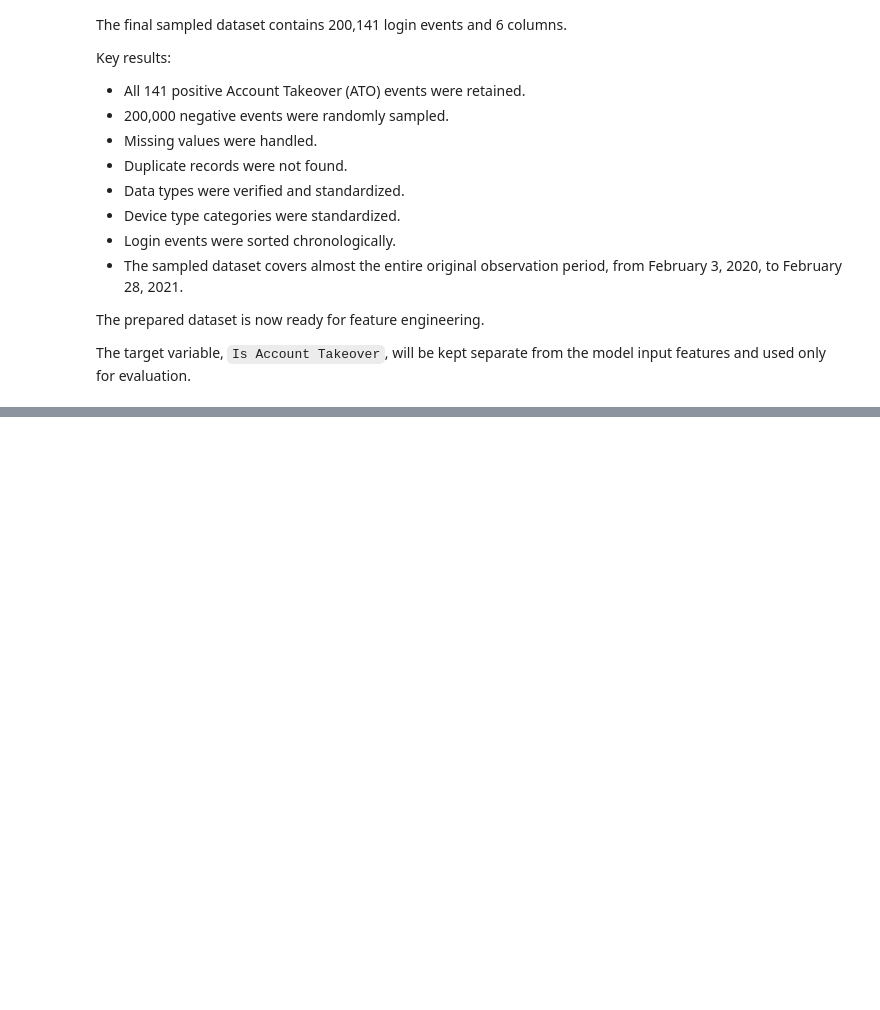
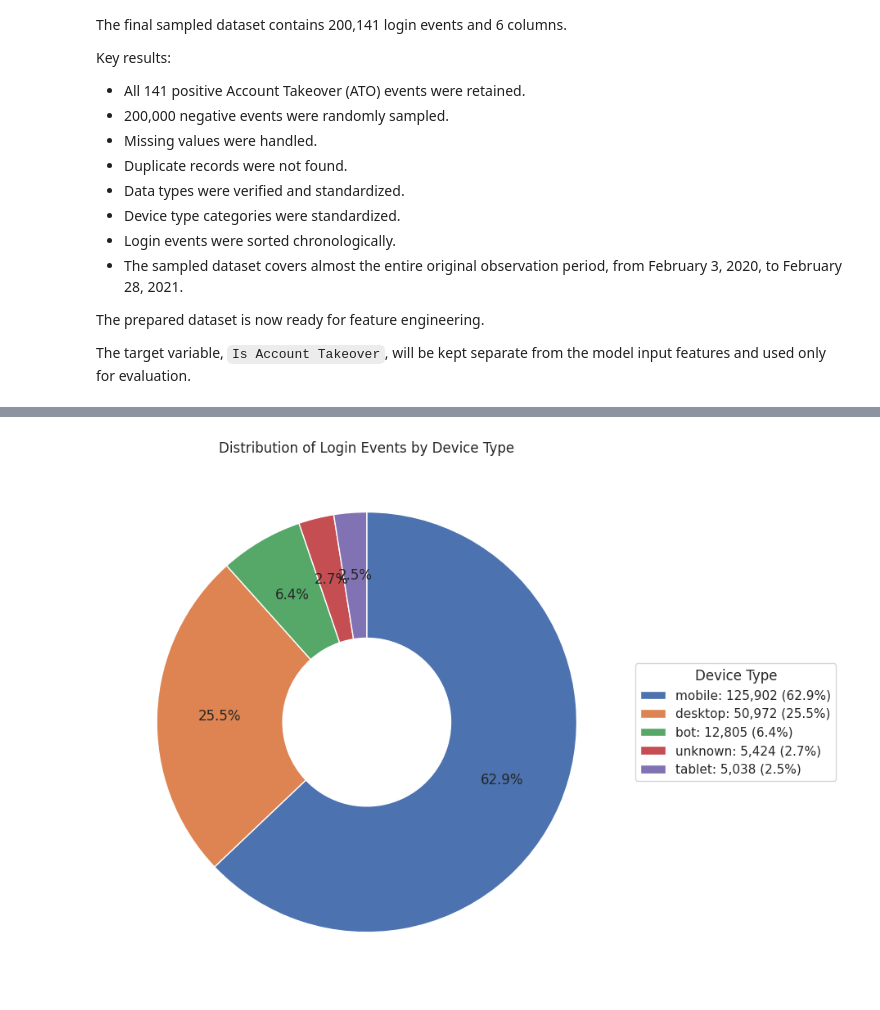
Before and after one commit to MiyukiMol/user-behavior-anomaly-detection, a Jupyter notebook: 02_unsupervised_anomaly_detection.ipynb, the cells around one changed output, grey strips where cells are left out. Cells and saved outputs as stored; diff of their text form; code cells hidden in the pictures; blank space fills up the shorter version.

Commit message:
Add feature engineering and data exploration visualizations

```diff
--- a/02_unsupervised_anomaly_detection.ipynb
+++ b/02_unsupervised_anomaly_detection.ipynb
@@ -1011,0 +1040,14 @@ The target variable, `Is Account Takeover`, will be kept separate from the model
+# %%
+# Convert login outcome from Boolean to integer
+df["Login Successful"] = (
+    df["Login Successful"].astype(int)
+)
+
+# Check the conversion
+print("Data type:", df["Login Successful"].dtype)
+
+print("\nLogin outcome distribution:")
+print(df["Login Successful"].value_counts())
+
+print("\nFirst five values:")
+print(df["Login Successful"].head())
@@ -1011,0 +1116,37 @@ The target variable, `Is Account Takeover`, will be kept separate from the model
+# %%
+# Calculate device type counts
+device_counts = df["Device Type"].value_counts()
+
+# Create labels for the legend
+legend_labels = [
+    f"{device}: {count:,} ({count / device_counts.sum() * 100:.1f}%)"
+    for device, count in device_counts.items()
+]
+
+# Create the pie chart
+plt.figure(figsize=(10, 7))
+
+wedges, texts, autotexts = plt.pie(
+    device_counts.values,
+    labels=None,
+    autopct="%1.1f%%",
+    startangle=90,
+    counterclock=False,
+    pctdistance=0.70,
+    wedgeprops=dict(width=0.6, edgecolor='white')
+)
+
+# Add legend outside the pie chart
+plt.legend(
+    wedges,
+    legend_labels,
+    title="Device Type",
+    loc="center left",
+    bbox_to_anchor=(1, 0.5)
+)
+
+plt.title("Distribution of Login Events by Device Type")
+plt.tight_layout()
+plt.show()
+# %% [output]
+[figure, added]
```
Also changed, not shown: parts of 29 cells of this notebook.
